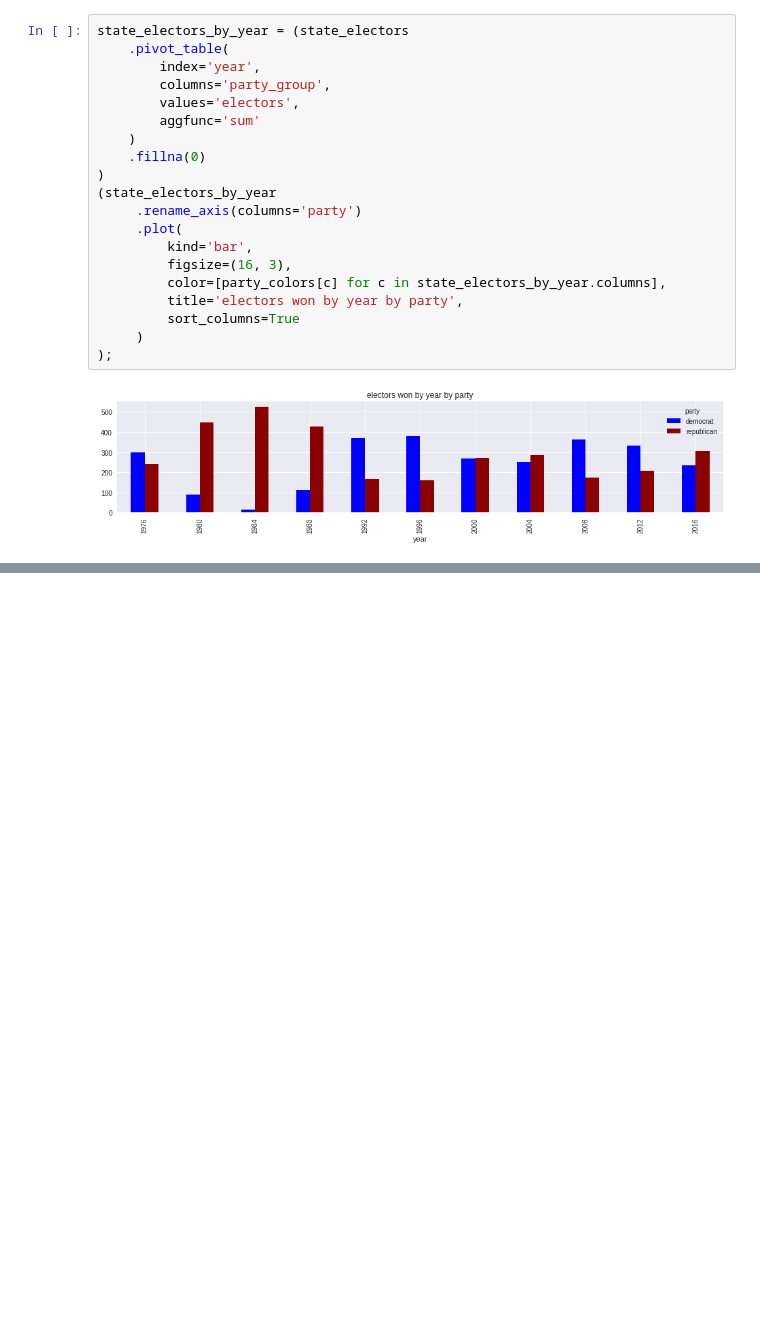
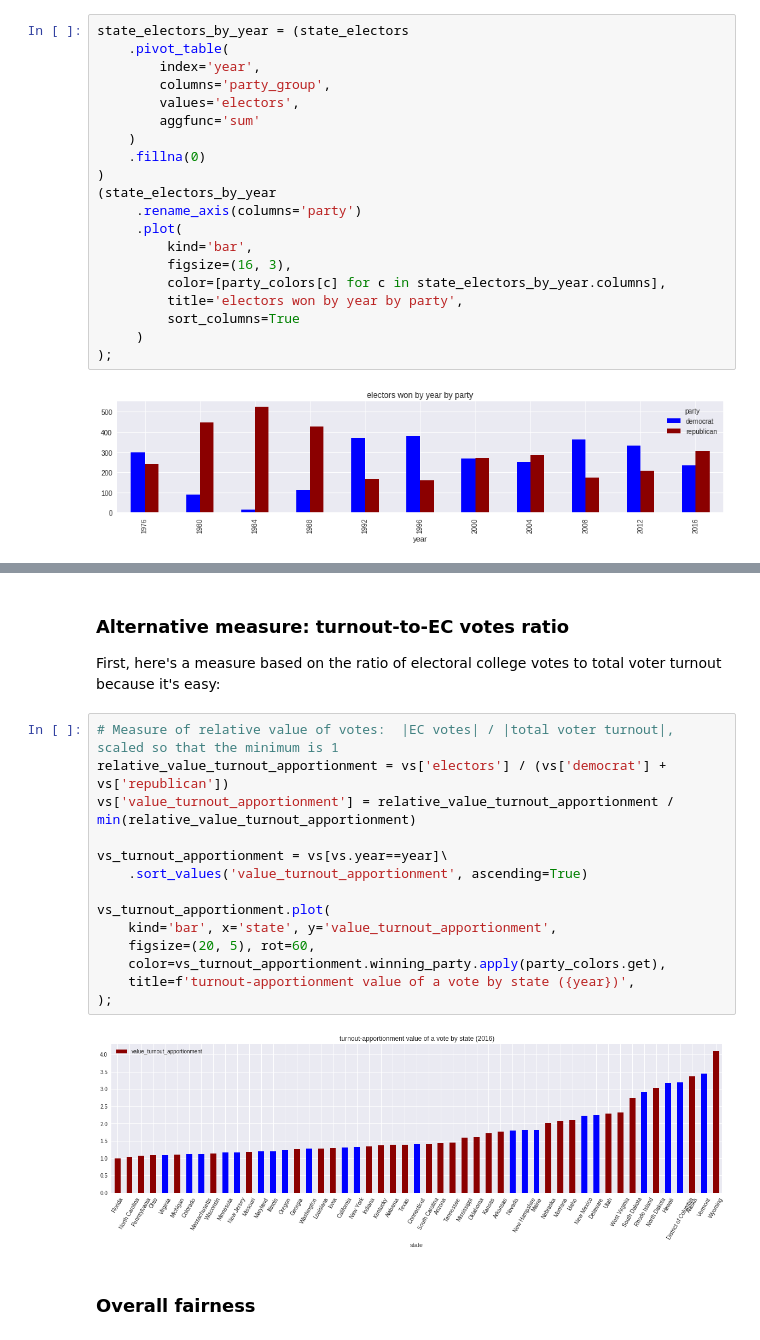
Before and after one commit to skritch/onevote, a Jupyter notebook: analysis/notebooks/geographic_data.ipynb, the cells around one changed output, grey strips where cells are left out. Cells and saved outputs as stored; diff of their text form; blank space fills up the shorter version.

```diff
--- a/analysis/notebooks/geographic_data.ipynb
+++ b/analysis/notebooks/geographic_data.ipynb
@@ -247,0 +259,22 @@ state_votes_with_electors[state_votes_with_electors.year==2016].sort_values('nor
+# %% [markdown]
+### Alternative measure: turnout-to-EC votes ratio
+
+First, here's a measure based on the ratio of electoral college votes to total voter turnout because it's easy:
+# %%
+# Measure of relative value of votes:  |EC votes| / |total voter turnout|, scaled so that the minimum is 1
+relative_value_turnout_apportionment = vs['electors'] / (vs['democrat'] + vs['republican'])
+vs['value_turnout_apportionment'] = relative_value_turnout_apportionment / min(relative_value_turnout_apportionment)
+
+vs_turnout_apportionment = vs[vs.year==year]\
+    .sort_values('value_turnout_apportionment', ascending=True)
+
+vs_turnout_apportionment.plot(
+    kind='bar', x='state', y='value_turnout_apportionment',
+    figsize=(20, 5), rot=60,
+    color=vs_turnout_apportionment.winning_party.apply(party_colors.get),
+    title=f'turnout-apportionment value of a vote by state ({year})',
+);
+# %% [output]
+[figure, added]
+# %% [markdown]
+### Overall fairness
```
Also changed, not shown: parts of 9 cells of this notebook.
